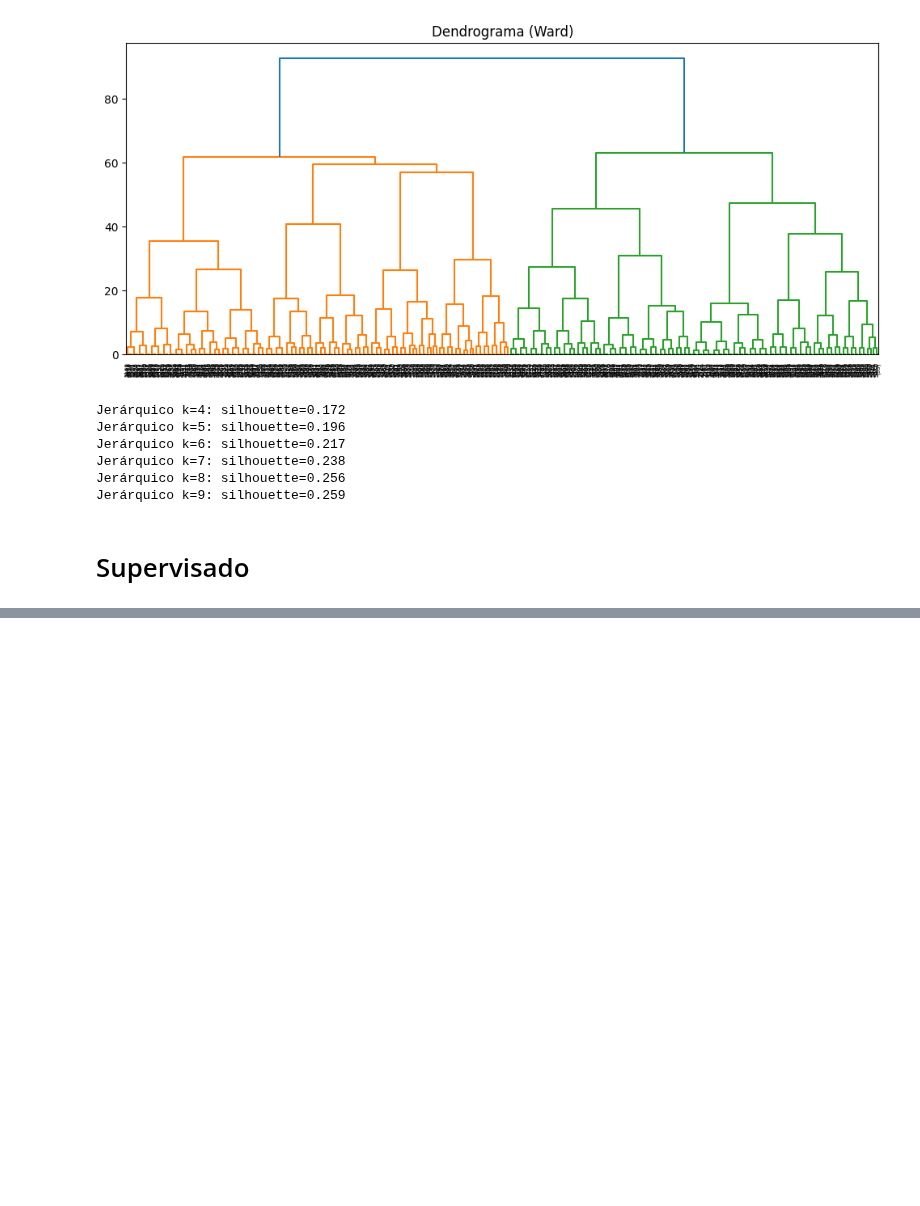
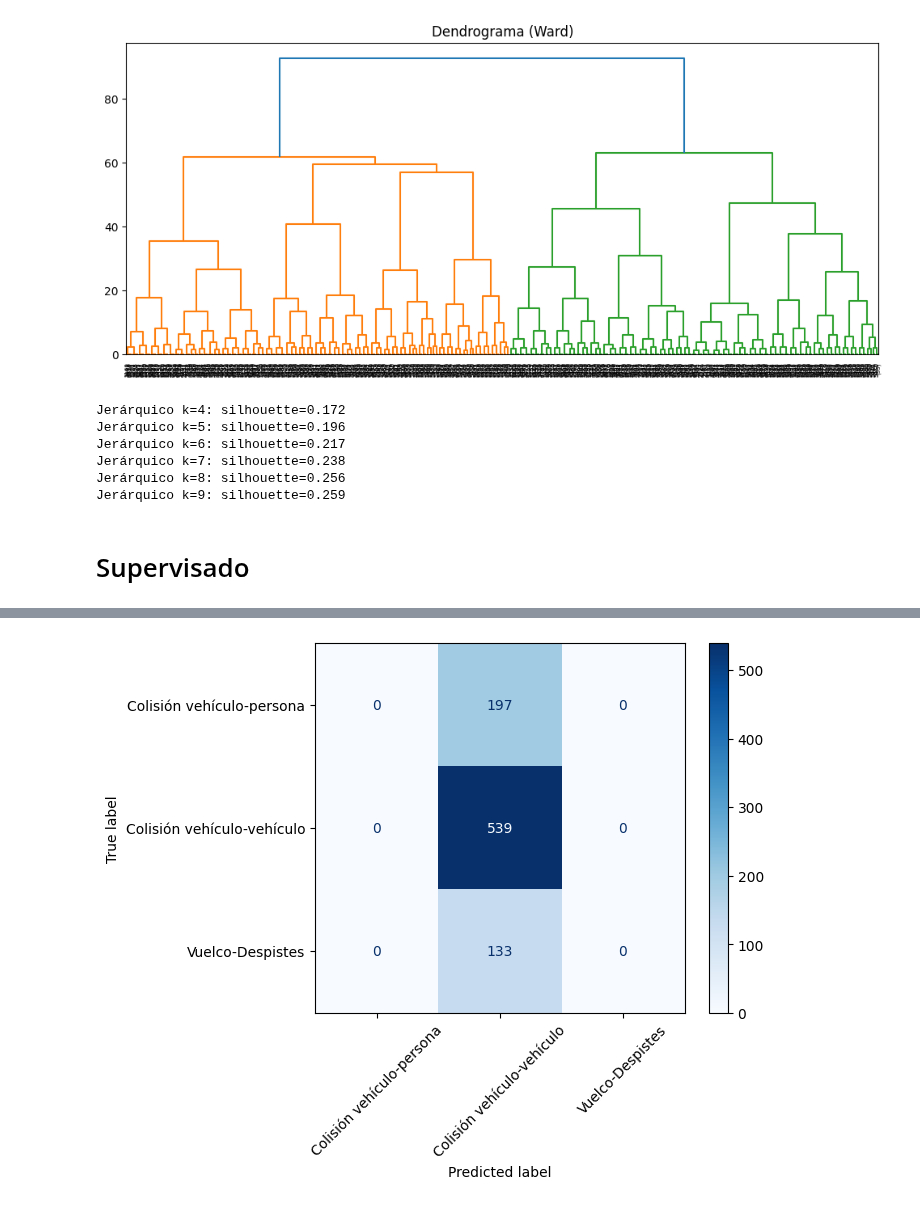
Before and after one commit to DevMaxiRivas/ml-accidentes-transito, a Jupyter notebook: code.ipynb, the cells around one changed output, grey strips where cells are left out. Saved outputs shown, nothing was run; the diff lists cells and outputs as text; code cells hidden in the pictures; blank space fills up the shorter version.

```diff
--- a/code.ipynb
+++ b/code.ipynb
@@ -1313,0 +1728,22 @@ Name: count, Length: 6741, dtype: int64
+# %%
+from sklearn.model_selection import train_test_split, StratifiedKFold, cross_val_score
+from sklearn.pipeline import Pipeline
+from sklearn.metrics import (
+    classification_report,
+    confusion_matrix,
+    ConfusionMatrixDisplay,
+)
+from skelm import ELMClassifier
+
+def testELMClassiffier(x_train, y_train, x_test, y_test, encoder, params):
+    elm = trainELMClassifier(x_train, y_train, params)
+    y_pred = elm.predict(x_test)
+
+    report = classification_report(y_test, y_pred, target_names=encoder.classes_)
+
+    # Matriz de confusión
+    cm = confusion_matrix(y_test, y_pred)
+    disp = ConfusionMatrixDisplay(confusion_matrix=cm, display_labels=encoder.classes_)
+    disp.plot(cmap="Blues",xticks_rotation=45)
+
+    return report
@@ -1313,0 +1939,24 @@ Name: count, Length: 6741, dtype: int64
+# %%
+report = testELMClassiffier(
+    x_train=X_train_bal,
+    y_train=y_train_bal,
+    x_test=X_test_proc,
+    y_test=y_test,
+    encoder=le,
+    params=paramsBestELM,
+)
+
+addTextToFile(
+    pathLog,
+    getTextOfTrainingResults(
+        cols=columnsDF,
+        algorithm="ELMClassiffier + mannualGridSearchWithELM",
+        params={
+            "paramsGrid": params,
+            "paramsResult": paramsBestELM,
+        },
+        report=report,
+    ),
+)
+# %% [output]
+[figure, added]
```
Also changed, not shown: parts of 84 cells of this notebook, 9 other files.
